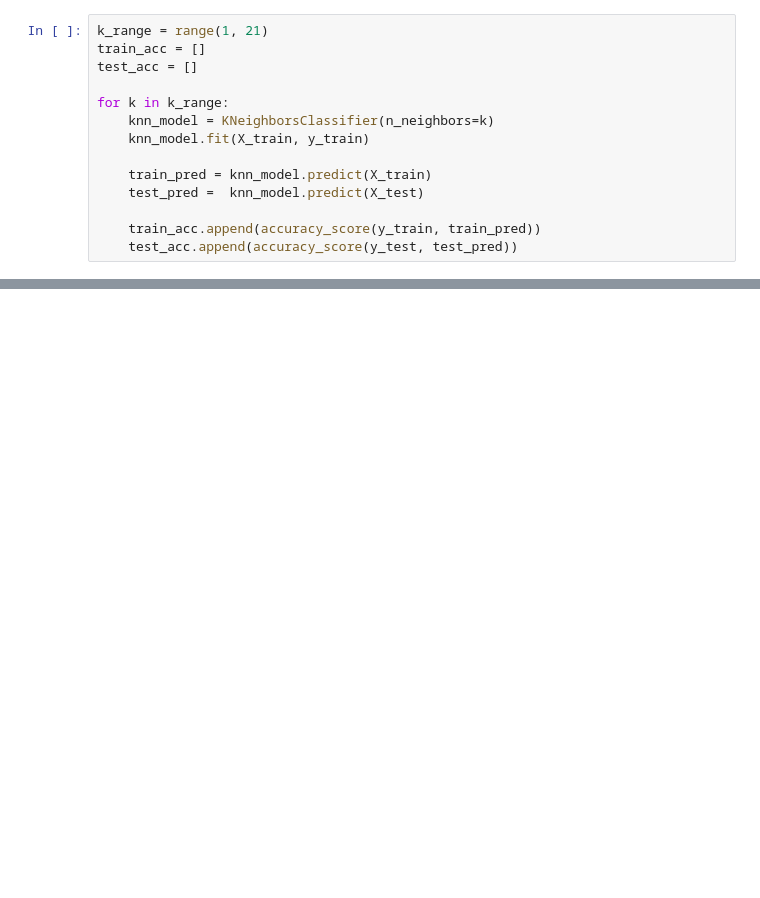
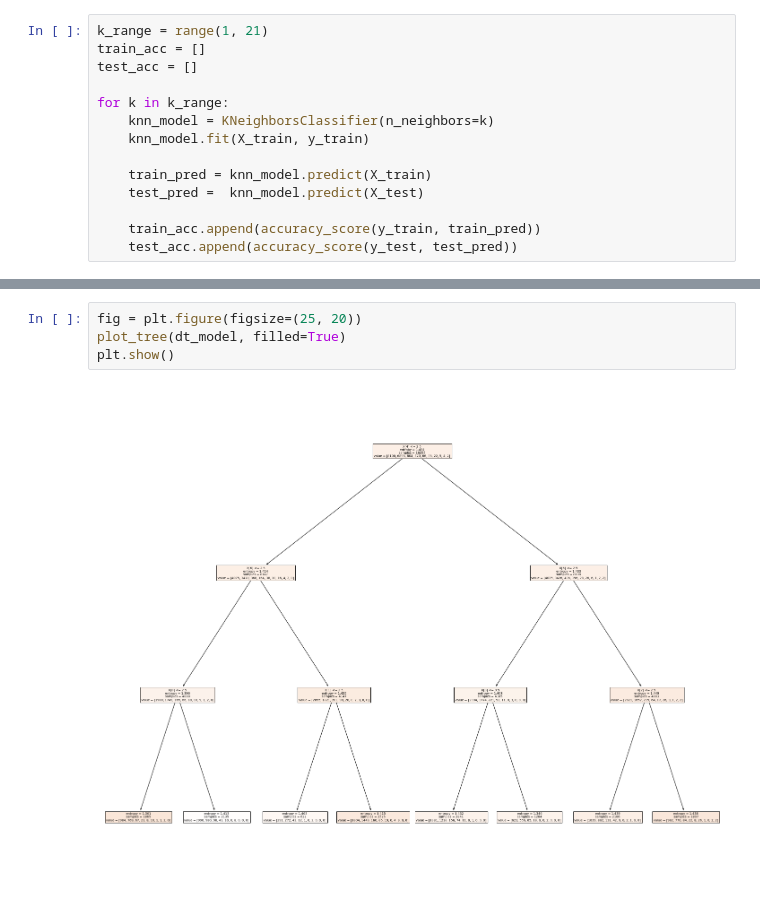
Before and after one commit to 18wh1a1234/WiseML, a Jupyter notebook: Regression.ipynb, the cells around one changed output, grey strips where cells are left out. Drawn from its saved outputs; the diff is of its cells as text; blank space fills up the shorter version.

```diff
--- a/Regression.ipynb
+++ b/Regression.ipynb
@@ -282,0 +397,6 @@ Testing Accuracy: 67.742%
+# %%
+fig = plt.figure(figsize=(25, 20))
+plot_tree(dt_model, filled=True)
+plt.show()
+# %% [output]
+[figure, added]
```
Also changed, not shown: parts of 15 cells of this notebook.
